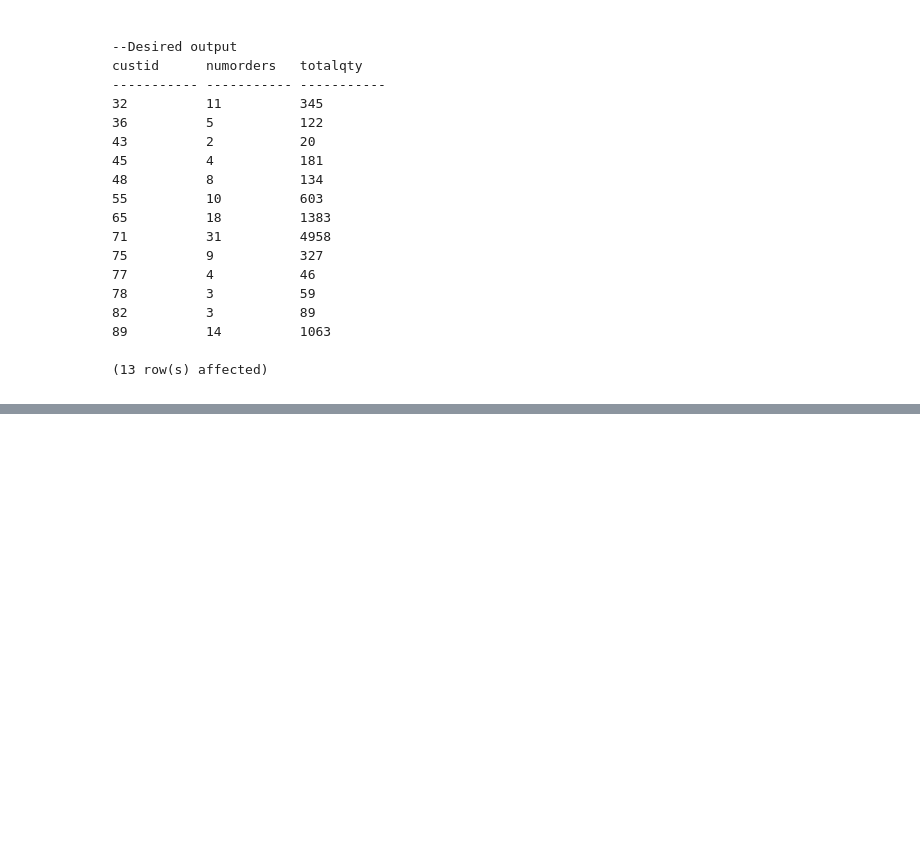
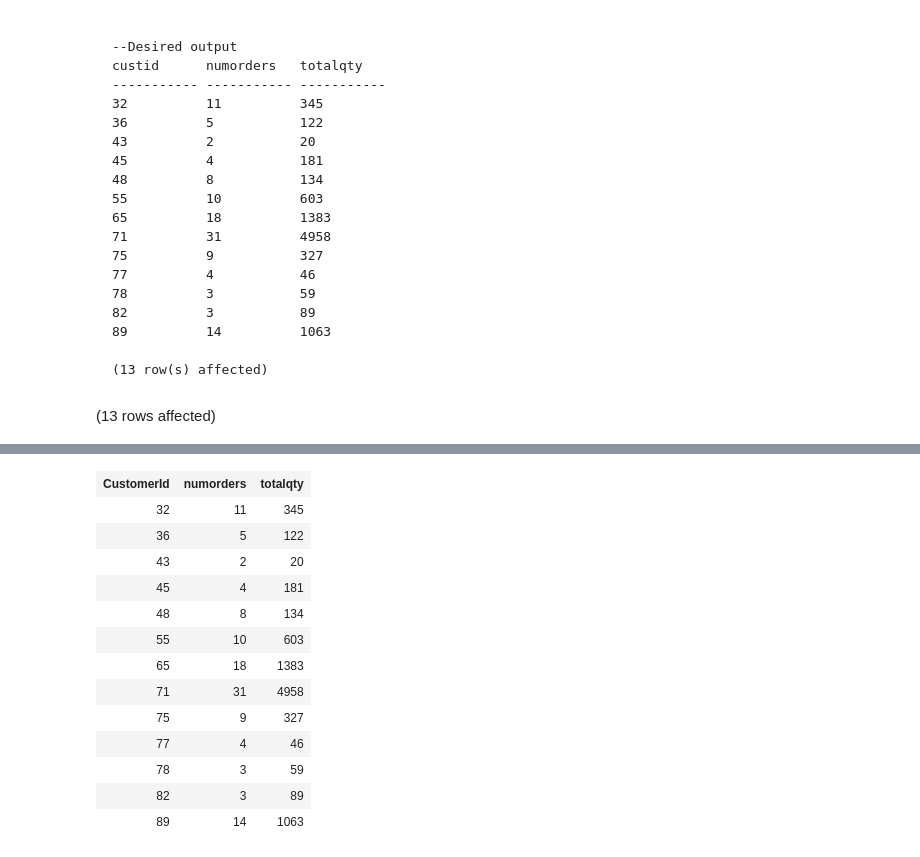
Before and after one commit to ryanmohamed/tsql_hw2, a Jupyter notebook: Chapter3_Exercises.ipynb, the cells around one changed output, grey strips where cells are left out. Drawn from its saved outputs; the diff is of its cells as text; code cells hidden in the pictures; blank space fills up the shorter version.

````diff
--- a/Chapter3_Exercises.ipynb
+++ b/Chapter3_Exercises.ipynb
@@ -260,3 +260,29 @@ custid      numorders   totalqty
 
 (13 row(s) affected)
 ```
+# %%
+use Northwinds2022TSQLV7
+
+-- first grab u.s customers, then we'll do a join
+
+select C.CustomerId,
+    COUNT(distinct O.OrderId) as numorders, -- we don't want the duplicates from OD
+    SUM(OD.Quantity) as totalqty
+
+
+from Sales.[Customer] as C
+    left outer join -- customer may not have ever ordered! nulls!
+        Sales.[Order] as O
+        on C.CustomerId = O.CustomerId
+
+    inner join
+        Sales.[OrderDetail] as OD
+        on O.OrderId = OD.OrderId
+
+where C.CustomerCountry = 'USA'
+
+group by C.CustomerId-- we're using an aggregate on rows with a constant field like customerid
+
+order by C.CustomerId
+# %% [output]
+(13 rows affected)
@@ -262,0 +290,14 @@ custid      numorders   totalqty
+| CustomerId | numorders | totalqty |
+| 32 | 11 | 345 |
+| 36 | 5 | 122 |
+| 43 | 2 | 20 |
+| 45 | 4 | 181 |
+| 48 | 8 | 134 |
+| 55 | 10 | 603 |
+| 65 | 18 | 1383 |
+| 71 | 31 | 4958 |
+| 75 | 9 | 327 |
+| 77 | 4 | 46 |
+| 78 | 3 | 59 |
+| 82 | 3 | 89 |
+| 89 | 14 | 1063 |
````
Also changed, not shown: parts of 6 cells of this notebook.
